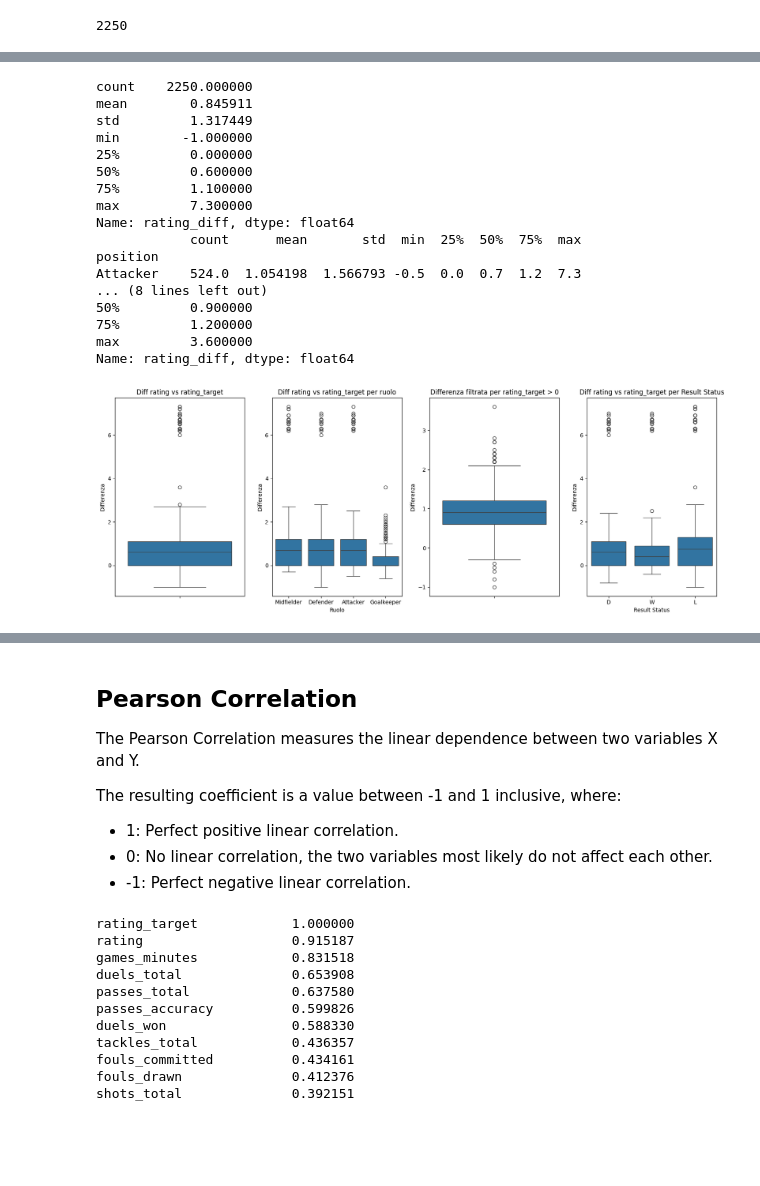
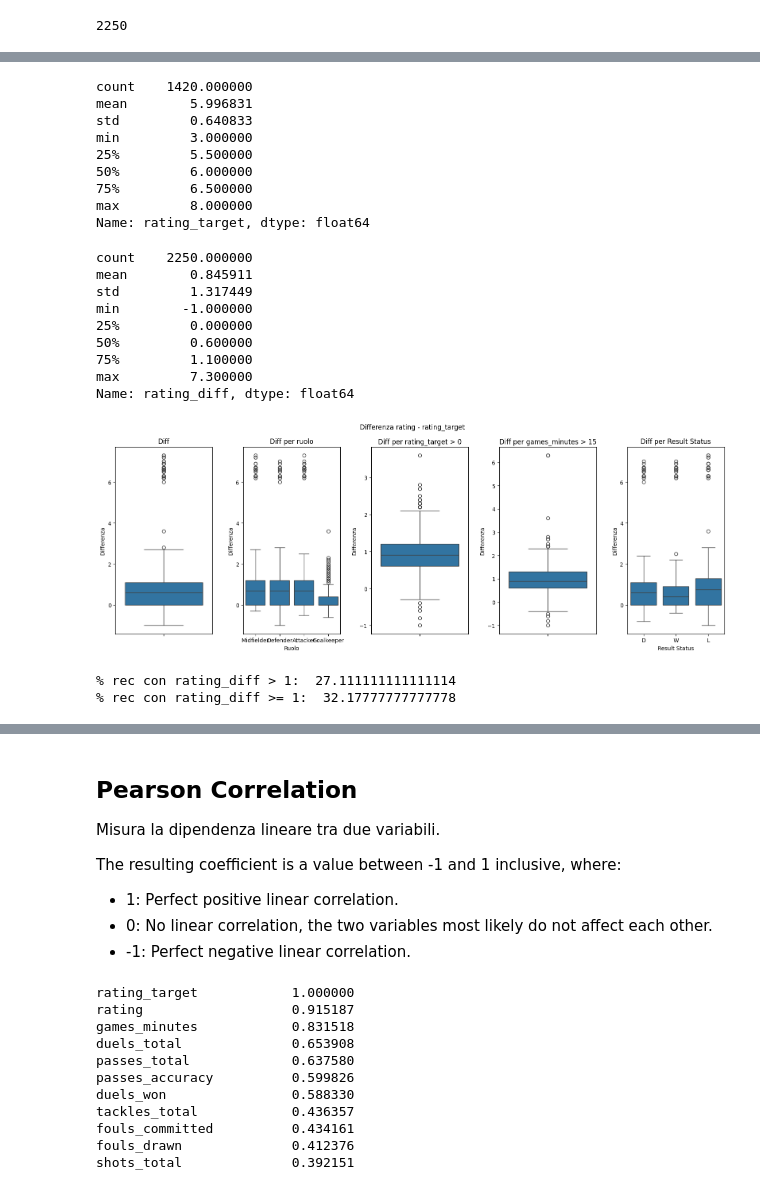
Before and after one commit to FrankMaverick/fantacalcio-rating-optimizer, a Jupyter notebook: 01_exploratory_data_analysis.ipynb, the cells around one changed output, grey strips where cells are left out. Saved outputs shown, nothing was run; the diff lists cells and outputs as text; code cells hidden in the pictures; blank space fills up the shorter version.

```diff
--- a/01_exploratory_data_analysis.ipynb
+++ b/01_exploratory_data_analysis.ipynb
@@ -27,3 +48,15 @@ len(df)
+# %%
+df[(df['rating_target'] > 0)]['rating_target'].describe()
+# %% [output]
+count    1420.000000
+mean        5.996831
+std         0.640833
+min         3.000000
+25%         5.500000
+50%         6.000000
+75%         6.500000
+max         8.000000
+Name: rating_target, dtype: float64
 # %%
 # differenza tra rating e rating target
 df['rating_diff'] = df['rating'] - df['rating_target']
@@ -31,16 +64,14 @@ df['rating_diff'] = df['rating'] - df['rating_target']
 # Stats di base sulla differenza tra rating e rating target
 diff_overall = df['rating_diff'].describe()
 
-# 2. Statistiche di base sulla differenza, raggruppata per ruolo (position)
+# Stats di base sulla differenza, raggruppata per ruolo (position)
 diff_by_position = df.groupby('position')['rating_diff'].describe()
 
-# 3. Filtrare righe con rating_target > 0
+# Filtrare righe con rating_target > 0
 filtered_df = df[(df['rating_target'] > 0)]
 diff_filtered = filtered_df['rating_diff'].describe()
 
-print(diff_overall)
-print(diff_by_position)
-print(diff_filtered)
+print(diff_overall, '\n')
 # %% [output]
 count    2250.000000
 mean        0.845911
@@ -51,49 +82,58 @@ min        -1.000000
 75%         1.100000
 max         7.300000
 Name: rating_diff, dtype: float64
-            count      mean       std  min  25%  50%  75%  max
-position
-Attacker    524.0  1.054198  1.566793 -0.5  0.0  0.7  1.2  7.3
-... (8 lines left out)
-50%         0.900000
-75%         1.200000
-max         3.600000
-Name: rating_diff, dtype: float64
 # %%
-# Impostazioni per i grafici
 plt.figure(figsize=(16, 6))
 
-# 1. Boxplot della differenza complessiva tra rating_target e rating
-plt.subplot(1, 4, 1)
+plt.suptitle("Differenza rating - rating_target")
+
+# Boxplot della differenza complessiva tra rating_target e rating
+plt.subplot(1, 5, 1)
 sns.boxplot(y=df['rating_diff'])
-plt.title('Diff rating vs rating_target')
+plt.title('Diff')
 plt.ylabel('Differenza')
 
-# 2. Boxplot della differenza per ruolo (position)
-plt.subplot(1, 4, 2)
+# Boxplot della differenza per ruolo (position)
+plt.subplot(1, 5, 2)
 sns.boxplot(x=df['position'], y=df['rating_diff'])
-plt.title('Diff rating vs rating_target per ruolo')
+plt.title('Diff per ruolo')
 plt.xlabel('Ruolo')
 plt.ylabel('Differenza')
 
-# 3. Boxplot delle righe filtrate con rating_target > 0
+# Boxplot delle righe filtrate con rating_target > 0
 filtered_df = df[df['rating_target'] > 0]
-plt.subplot(1, 4, 3)
+plt.subplot(1, 5, 3)
 sns.boxplot(y=filtered_df['rating_diff'])
-plt.title('Differenza filtrata per rating_target > 0')
+plt.title('Diff per rating_target > 0')
 plt.ylabel('Differenza')
 
-# 4. Boxplot della differenza rispetto a result_status
-plt.subplot(1, 4, 4)
+# Boxplot delle righe filtrate con games_minutes > 15
+filtered_df = df[df['games_minutes'] > 15]
+plt.subplot(1, 5, 4)
+sns.boxplot(y=filtered_df['rating_diff'])
+plt.title('Diff per games_minutes > 15')
+plt.ylabel('Differenza')
+
+# 5. Boxplot della differenza rispetto a result_status
+plt.subplot(1, 5, 5)
 sns.boxplot(x=df['result_status'], y=df['rating_diff'])
-plt.title('Diff rating vs rating_target per Result Status')
+plt.title('Diff per Result Status')
 plt.xlabel('Result Status')
 plt.ylabel('Differenza')
 
 plt.tight_layout()
 plt.show()
 # %% [output]
-[figure, old version]
+[figure, new version]
+# %%
+# Perc di record con rating_diff > 1
+print("% rec con rating_diff > 1: ", len(df[(abs(df['rating_diff']) > 1)]) / len(df) * 100)
+
+# Perc di record con rating_diff >= 1
+print("% rec con rating_diff >= 1: ", len(df[(abs(df['rating_diff']) >= 1)]) / len(df) * 100)
+# %% [output]
+% rec con rating_diff > 1:  27.111111111111114
+% rec con rating_diff >= 1:  32.17777777777778
 # %%
 pd.set_option('display.max_columns', None)
 #pd.set_option('display.max_rows', None)
@@ -118,7 +158,7 @@ df[(df['rating_diff'] > 5.5)]
 # %% [markdown]
 ## Pearson Correlation
 
-The Pearson Correlation measures the linear dependence between two variables X and Y.
+Misura la dipendenza lineare tra due variabili.
 
 The resulting coefficient is a value between -1 and 1 inclusive, where:
 
```
Also changed, not shown: parts of 4 cells of this notebook, 8 other files.
